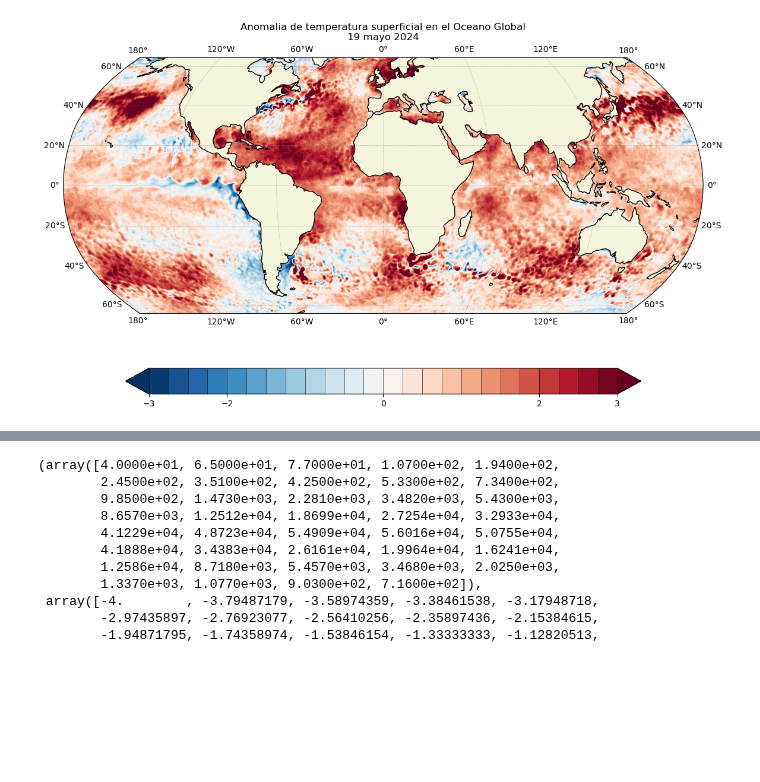
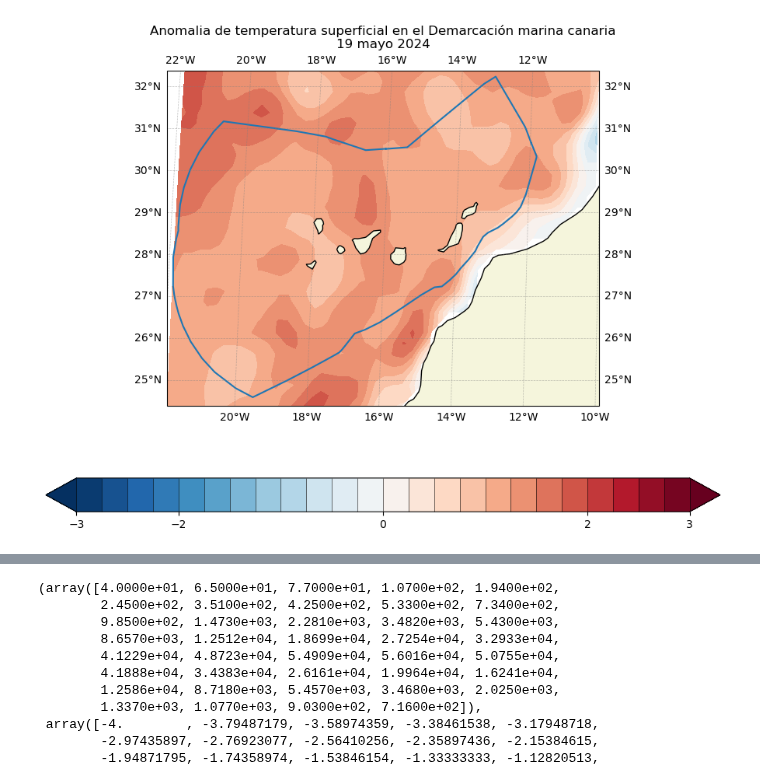
Before and after one commit to PedroVelez/SSTGlobalAnalysis, a Jupyter notebook: plotsMapAnomalies.ipynb, the cells around one changed output, grey strips where cells are left out. Drawn from its saved outputs; the diff is of its cells as text; code cells hidden in the pictures; blank space fills up the shorter version.

Commit message:
split the Dermarcaciones analysis

```diff
--- a/plotsMapAnomalies.ipynb
+++ b/plotsMapAnomalies.ipynb
@@ -28,47 +31,64 @@ elif os.uname().nodename.lower().find('rossby') != -1:
+# %%
+iarea=4
 # %%
-titulo_short = 'GO'
-titulo =  'Oceano Global'
-
-#titulo_short = 'NAtl'
-#titulo =  'Atlantico Norte'
+titulo = Titulos[iarea]
+titulo_short = Titulos_short[iarea]
 # %%
 FileIn =  './data/sstLD_anom_'+titulo_short+'.nc'
 FileOut = './images/map_sstd_anom_'+titulo_short+'.png'
 Title  = 'Anomalia de temperatura superficial en el '+ titulo
+# %%
+# Load the data from the .txt file
+lon, lat = [], []
+if titulo_short == 'CAN' or titulo_short == 'ESA' or titulo_short ==  'LEB' or titulo_short ==  'NOR' or titulo_short ==  'SUD' :
+    with open('./LimiteDemarcaciones/Demarcacion'+titulo_short+'.txt', 'r') as f:
+        for line in f:
+            # Split the line by whitespace and append the values
+            longitude, latitude = map(float, line.split())
+            lon.append(longitude)
+            lat.append(latitude)
+# %%
+escalaLand='50m'
+if titulo_short == 'NH':
+        escalaLand='110m'
+elif titulo_short == 'SH':
+        escalaLand='110m'
+elif titulo_short == 'GO':
+        escalaLand='110m'
 # %%
 data = xr.open_dataset(FileIn)
 sst = data.sst
 # %%
 fig = plt.figure(figsize=(14,8))
 ax = plt.axes(projection=ccrs.Robinson())
 
 land = cartopy.feature.NaturalEarthFeature('physical',
-                'land', edgecolor='k', scale = '110m' ,
+                'land', edgecolor='k', scale = escalaLand ,
                 facecolor=cfeature.COLORS['land'])
+
 
 ax.add_feature(land, facecolor='beige')
 
 cm=ax.contourf(sst.lon,sst.lat,sst, levels=np.arange(-3,3.1,0.25),
                transform=ccrs.PlateCarree(),
                cmap = plt.cm.RdBu.reversed(),
                vmin = -3,vmax = 3,extend='both')
 
-#ax.contour(sst.lon,sst.lat,sst, levels=[2,3], colors='k',
-#               transform=ccrs.PlateCarree())
+ax.plot(lon, lat, transform=ccrs.PlateCarree())
 
 cbar=fig.colorbar(cm,ax=ax, location='bottom',
                   shrink=.8, ticks=[-3,-2,0,2,3],
                   drawedges=True)
 
 ax.gridlines(draw_labels=True, linewidth=.5,
              color='gray', alpha=0.5, linestyle='--')
 
 ax.set_title(Title + '\n' +
              sst.time.dt.strftime("%d %B %Y").values);
 
 plt.savefig(FileOut)
 # %% [output]
-[figure, old version]
+[figure, new version]
 # %%
 fig = plt.figure(figsize=(14,8))
 #ax = plt.axes(projection=ccrs.LambertAzimuthalEqualArea(central_longitude=0.0, central_latitude=0.0))
```
Also changed, not shown: parts of 2 cells of this notebook, 7 other files.
